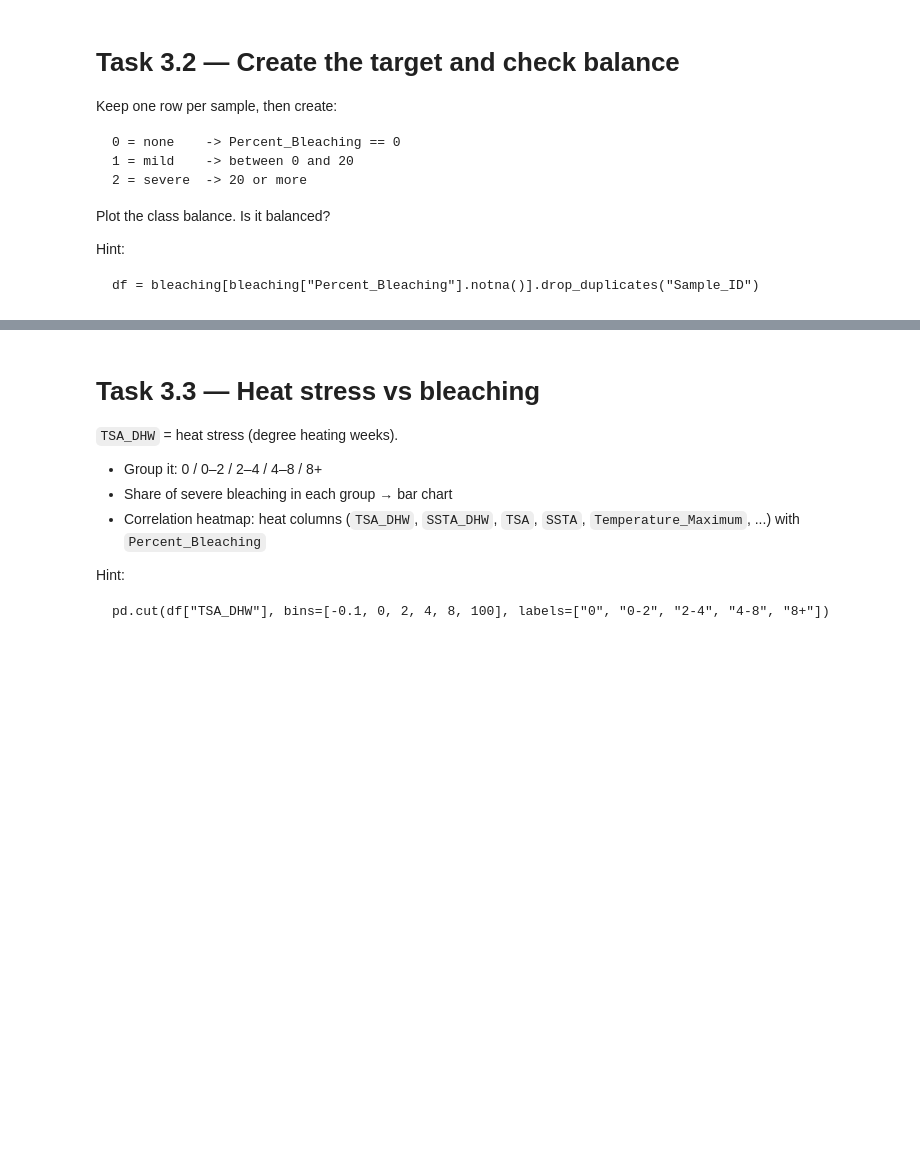
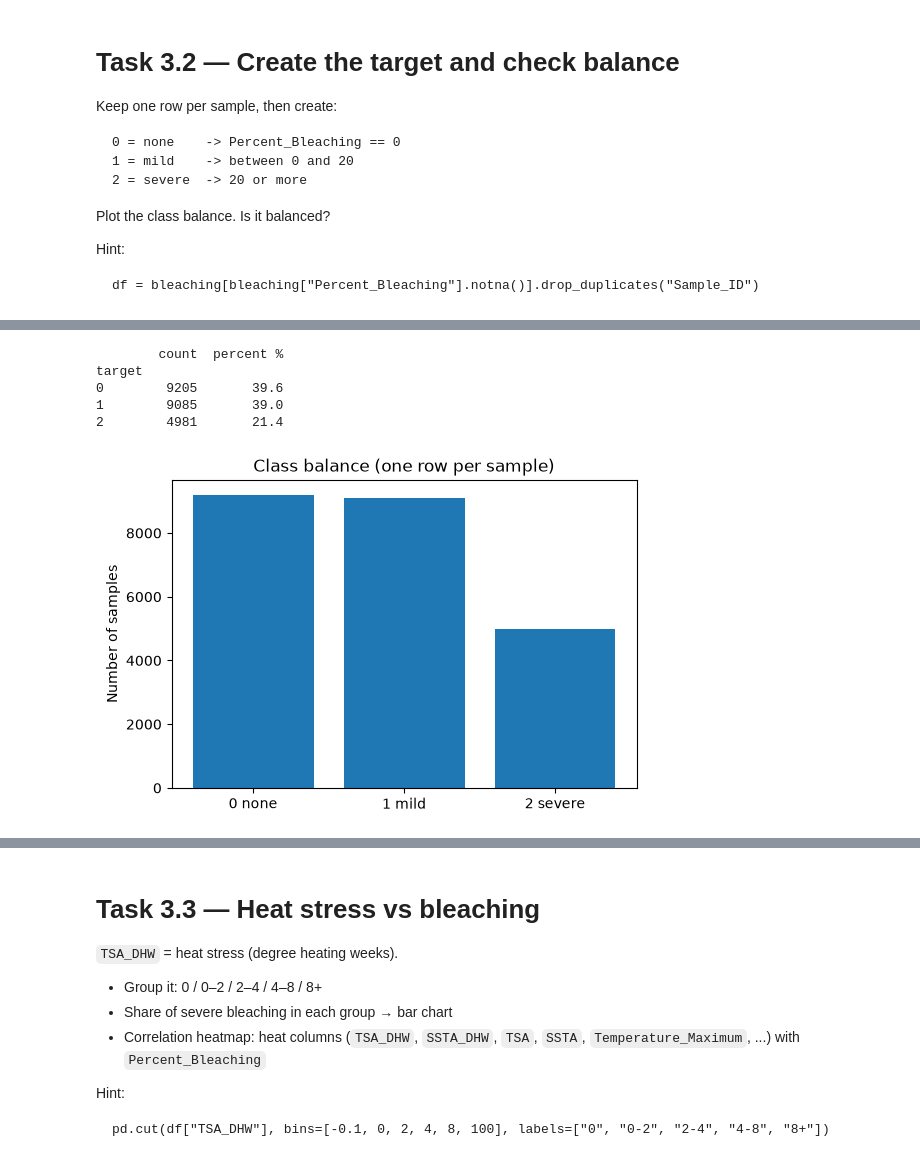
Before and after one commit to xkh11/kanz-ml-project-tuwaiq-academy, a Jupyter notebook: notebooks/Kanz_EDA.ipynb, the cells around one changed output, grey strips where cells are left out. Cells and saved outputs as stored; diff of their text form; code cells hidden in the pictures; blank space fills up the shorter version.

````diff
--- a/notebooks/Kanz_EDA.ipynb
+++ b/notebooks/Kanz_EDA.ipynb
@@ -359 +402,3 @@ Answer:
+# %%
+bleaching = bleaching.drop(columns=["Site_Comments", "Bleaching_Comments", "Sample_Comments"])
 # %% [markdown]
@@ -376,4 +424,8 @@ Hint:
 df = bleaching[bleaching["Percent_Bleaching"].notna()].drop_duplicates("Sample_ID")
 ```
 # %%
-#TO-DO
+
+#1- keep rows with a bleaching %, one row per sample
+df = bleaching[bleaching["Percent_Bleaching"].notna()].drop_duplicates("Sample_ID").copy()
+print("Rows before:", len(bleaching))
+print("Rows after (one per sample):", len(df))
@@ -379,0 +435,9 @@ df = bleaching[bleaching["Percent_Bleaching"].notna()].drop_duplicates("Sample_I
+# %%
+#2- target: 0 none / 1 mild (<20%) / 2 severe (>=20%)
+conditions = [
+    df["Percent_Bleaching"] == 0,    # none
+    df["Percent_Bleaching"] < 20,    # mild
+]
+df["target"] = np.select(conditions, [0, 1], default=2)   # anything else = severe
+
+df[["Percent_Bleaching", "target"]].head(10)
@@ -380 +456,20 @@ df = bleaching[bleaching["Percent_Bleaching"].notna()].drop_duplicates("Sample_I
+# %%
+#3- class balance
+counts = df["target"].value_counts().sort_index()
+percent = (counts / len(df) * 100).round(1)
+print(pd.DataFrame({"count": counts, "percent %": percent}))
+# %% [output]
+        count  percent %
+target
+0        9205       39.6
+1        9085       39.0
+2        4981       21.4
+# %%
+plt.figure(figsize=(6, 4))
+plt.bar(["0 none", "1 mild", "2 severe"], counts.values)
+plt.title("Class balance (one row per sample)")
+plt.ylabel("Number of samples")
+plt.show()
+# %% [output]
+[figure, added]
 # %% [markdown]
````
Also changed, not shown: parts of 26 cells of this notebook.
